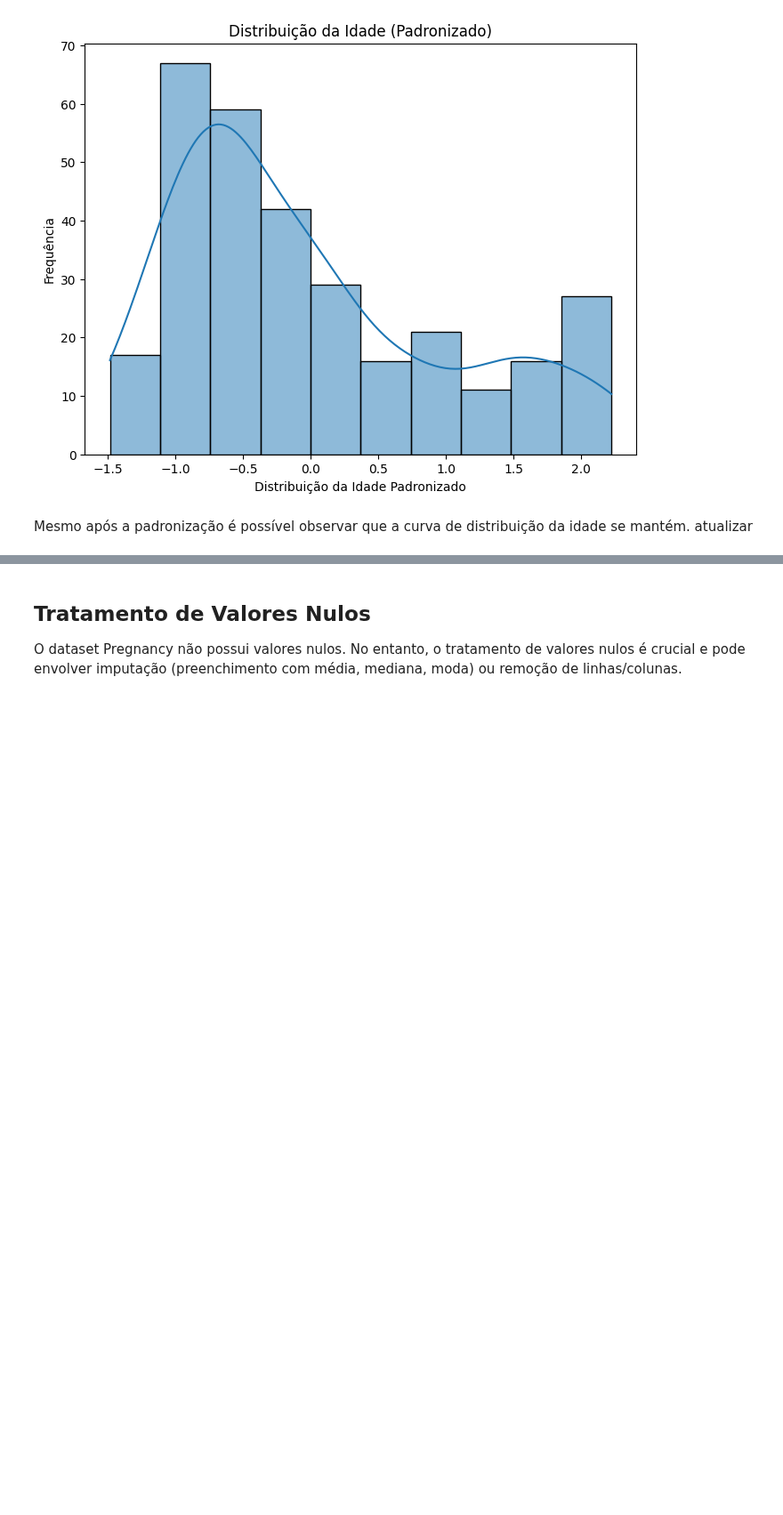
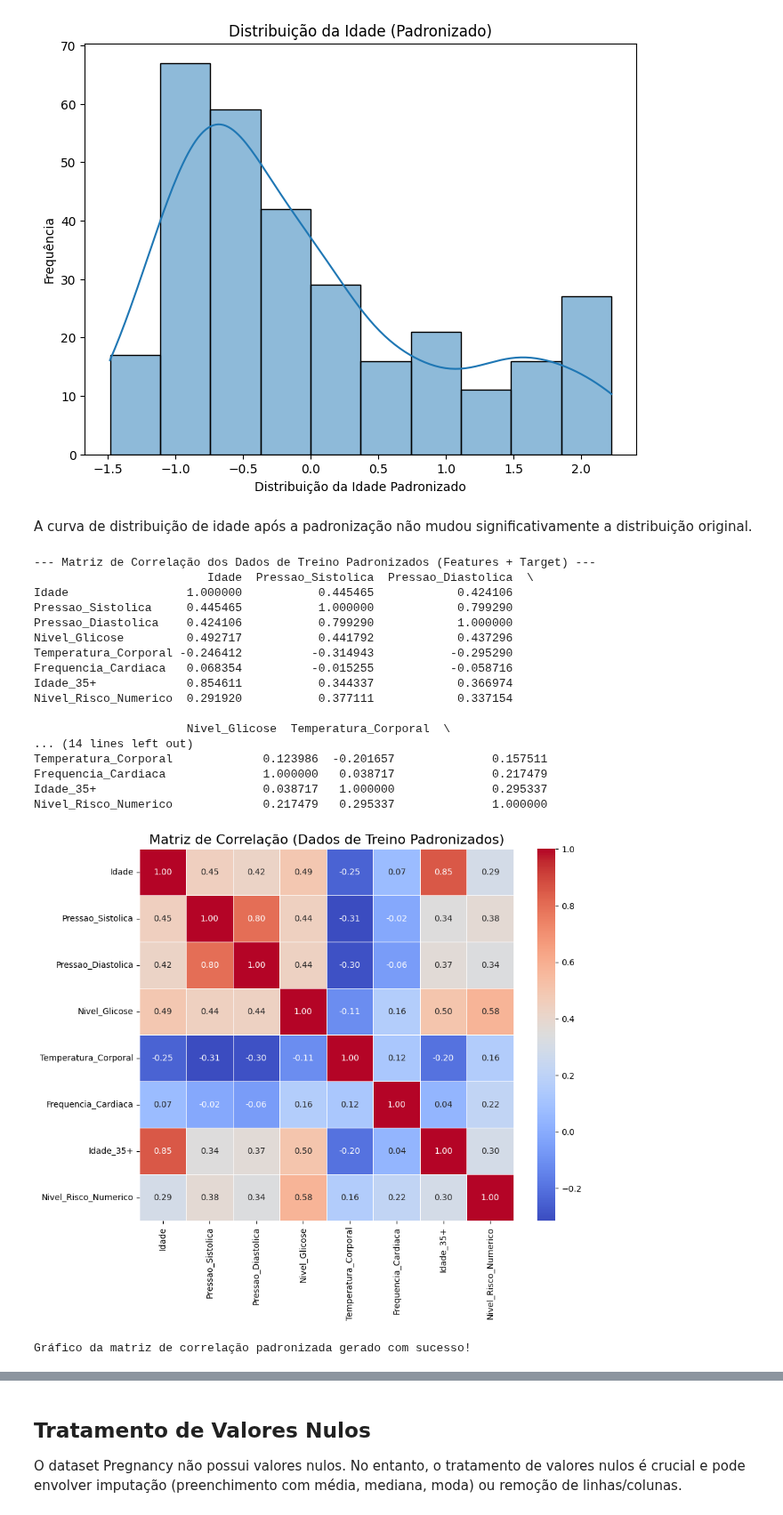
Before and after one commit to AlineFiori/MVP, a Jupyter notebook: Template_Análise_de_Dados_Pregnancy.ipynb, the cells around one changed output, grey strips where cells are left out. Shown at 89% size. Drawn from its saved outputs; the diff is of its cells as text; code cells hidden in the pictures; blank space fills up the shorter version.

```diff
--- a/Template_Análise_de_Dados_Pregnancy.ipynb
+++ b/Template_Análise_de_Dados_Pregnancy.ipynb
@@ -890,5 +943,47 @@ plt.ylabel('Frequência')
 plt.show()
 # %% [output]
 [figure]
-# %% [markdown]
-Mesmo após a padronização é possível observar que a curva de distribuição da idade se mantém. atualizar
+# %% [markdown]
+A curva de distribuição de idade após a padronização não mudou significativamente a distribuição original.
+# %%
+# Combinar as features padronizadas com a variável alvo de treino
+df_train_scaled_with_target = X_train_scaled.copy()
+df_train_scaled_with_target['Nivel_Risco_Numerico'] = y_train
+
+# Calcular a matriz de correlação
+matriz_correlacao_padronizada = df_train_scaled_with_target.corr()
+
+print("\n--- Matriz de Correlação dos Dados de Treino Padronizados (Features + Target) ---")
+print(matriz_correlacao_padronizada)
+
+# --- Visualização da Matriz de Correlação Padronizada ---
+plt.figure(figsize=(10, 8))
+sns.heatmap(matriz_correlacao_padronizada,
+            annot=True,      # Mostra os valores de correlação no mapa
+            cmap='coolwarm', # Escolhe um mapa de cores (coolwarm é bom para correlação)
+            fmt=".2f",       # Formato dos números (2 casas decimais)
+            linewidths=.5)   # Largura das linhas entre as células
+plt.title('Matriz de Correlação (Dados de Treino Padronizados)', fontsize=16)
+plt.show()
+
+print("\nGráfico da matriz de correlação padronizada gerado com sucesso!")
+# %% [output]
+--- Matriz de Correlação dos Dados de Treino Padronizados (Features + Target) ---
+                         Idade  Pressao_Sistolica  Pressao_Diastolica  \
+Idade                 1.000000           0.445465            0.424106
+Pressao_Sistolica     0.445465           1.000000            0.799290
+Pressao_Diastolica    0.424106           0.799290            1.000000
+Nivel_Glicose         0.492717           0.441792            0.437296
+Temperatura_Corporal -0.246412          -0.314943           -0.295290
+Frequencia_Cardiaca   0.068354          -0.015255           -0.058716
+Idade_35+             0.854611           0.344337            0.366974
+Nivel_Risco_Numerico  0.291920           0.377111            0.337154
+
+                      Nivel_Glicose  Temperatura_Corporal  \
+... (14 lines left out)
+Temperatura_Corporal             0.123986  -0.201657              0.157511
+Frequencia_Cardiaca              1.000000   0.038717              0.217479
+Idade_35+                        0.038717   1.000000              0.295337
+Nivel_Risco_Numerico             0.217479   0.295337              1.000000
+[figure, added]
+Gráfico da matriz de correlação padronizada gerado com sucesso!
```
Also changed, not shown: parts of 20 cells of this notebook.
